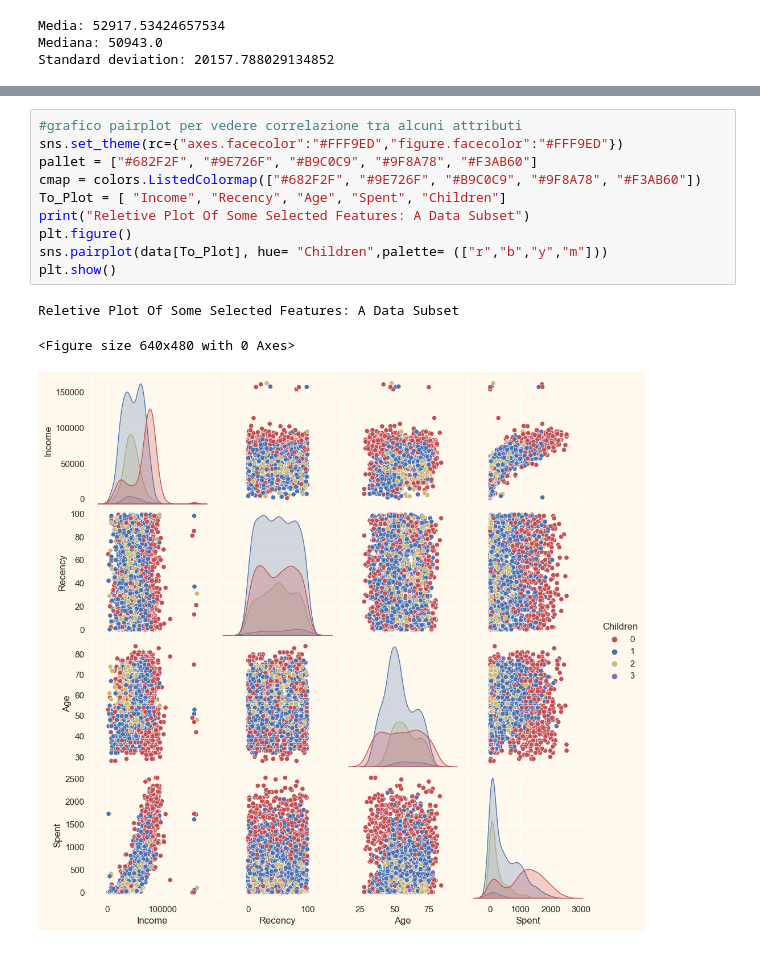
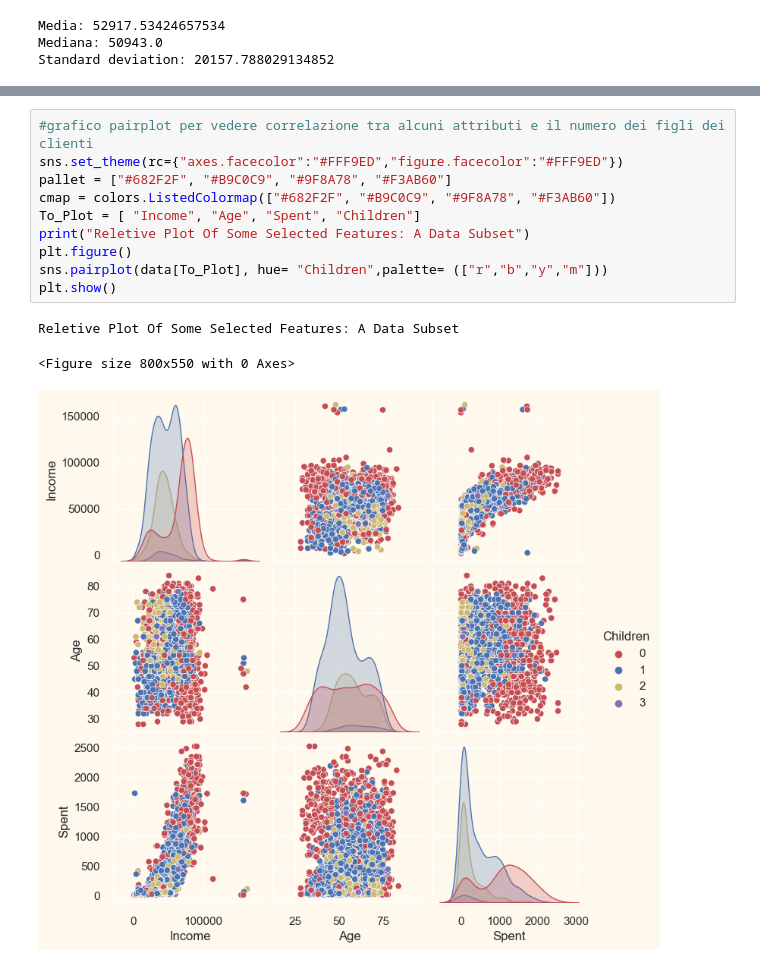
Before and after one commit to nicolaronchini/Clustering, a Jupyter notebook: clustering.ipynb, the cells around one changed output, grey strips where cells are left out. Saved outputs shown, nothing was run; the diff lists cells and outputs as text.

```diff
--- a/clustering.ipynb
+++ b/clustering.ipynb
@@ -460,14 +457,14 @@ data.describe()
 # %%
-#grafico pairplot per vedere correlazione tra alcuni attributi
+#grafico pairplot per vedere correlazione tra alcuni attributi e il numero dei figli dei clienti
 sns.set_theme(rc={"axes.facecolor":"#FFF9ED","figure.facecolor":"#FFF9ED"})
-pallet = ["#682F2F", "#9E726F", "#B9C0C9", "#9F8A78", "#F3AB60"]
-cmap = colors.ListedColormap(["#682F2F", "#9E726F", "#B9C0C9", "#9F8A78", "#F3AB60"])
-To_Plot = [ "Income", "Recency", "Age", "Spent", "Children"]
+pallet = ["#682F2F", "#B9C0C9", "#9F8A78", "#F3AB60"]
+cmap = colors.ListedColormap(["#682F2F", "#B9C0C9", "#9F8A78", "#F3AB60"])
+To_Plot = [ "Income", "Age", "Spent", "Children"]
 print("Reletive Plot Of Some Selected Features: A Data Subset")
 plt.figure()
 sns.pairplot(data[To_Plot], hue= "Children",palette= (["r","b","y","m"]))
 plt.show()
 # %% [output]
 Reletive Plot Of Some Selected Features: A Data Subset
-<Figure size 640x480 with 0 Axes>
+<Figure size 800x550 with 0 Axes>
-[figure, old version]
+[figure, new version]
```
Also changed, not shown: parts of 21 cells of this notebook.
